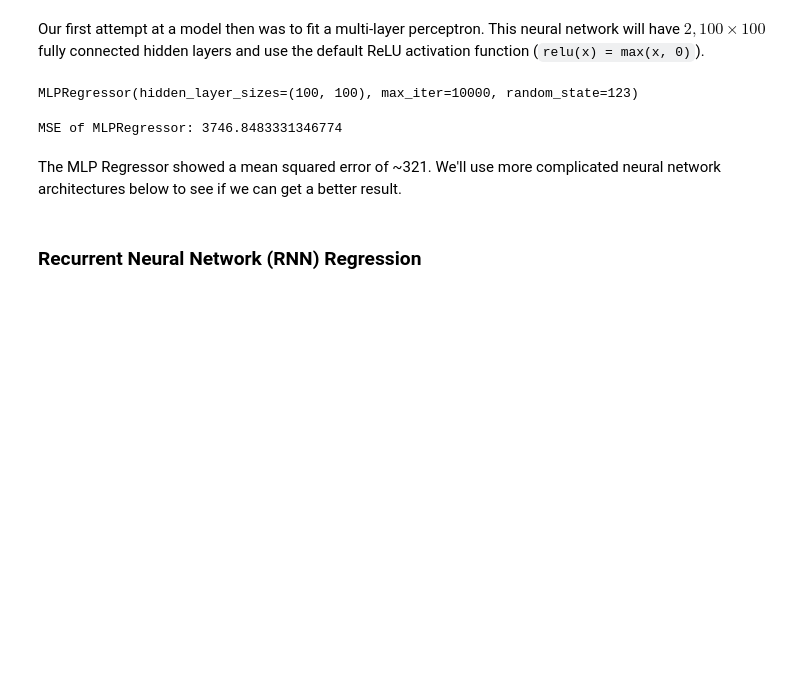
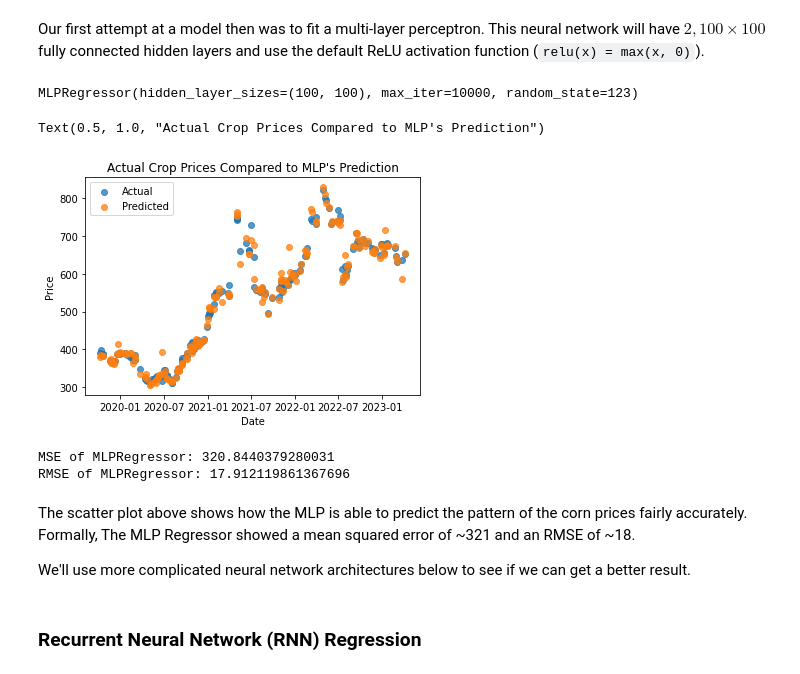
Before and after one commit to PrayusShrestha/crop-price-prediction, a Jupyter notebook: src/final_project.ipynb, the cells around one changed output. Cells and saved outputs as stored; diff of their text form; code cells hidden in the pictures; blank space fills up the shorter version.

Commit message:
created scatter plot

```diff
--- a/src/final_project.ipynb
+++ b/src/final_project.ipynb
@@ -221,13 +221,28 @@ mlp = MLPRegressor((100, 100), random_state=123, max_iter=10000)
 mlp.fit(X_train_scaled, y_train)
 # %% [output]
 MLPRegressor(hidden_layer_sizes=(100, 100), max_iter=10000, random_state=123)
+# %%
+# Plotting actual vs. predicted
+plt.scatter(X_test.index, y_test, alpha=0.75)
+plt.scatter(X_test.index, mlp.predict(X_test_scaled), alpha=0.75)
+plt.xlabel("Date")
+plt.ylabel("Price")
+plt.legend(["Actual", "Predicted"])
+plt.title("Actual Crop Prices Compared to MLP's Prediction")
+# %% [output]
+Text(0.5, 1.0, "Actual Crop Prices Compared to MLP's Prediction")
+[figure, added]
 # %%
 mse = mean_squared_error(y_test, mlp.predict(X_test_scaled))
 print(f"MSE of MLPRegressor: {mse}")
+print(f"RMSE of MLPRegressor: {np.sqrt(mse)}")
 # %% [output]
-MSE of MLPRegressor: 3746.8483331346774
+MSE of MLPRegressor: 320.8440379280031
+RMSE of MLPRegressor: 17.912119861367696
 # %% [markdown]
-The MLP Regressor showed a mean squared error of ~321. We'll use more complicated neural network architectures below to see if we can get a better result.
+The scatter plot above shows how the MLP is able to predict the pattern of the corn prices fairly accurately. Formally, The MLP Regressor showed a mean squared error of ~321 and an RMSE of ~18.
+
+We'll use more complicated neural network architectures below to see if we can get a better result.
 # %% [markdown]
 ### Recurrent Neural Network (RNN) Regression
 # %% [markdown]
```
Also changed, not shown: parts of 6 cells of this notebook.
